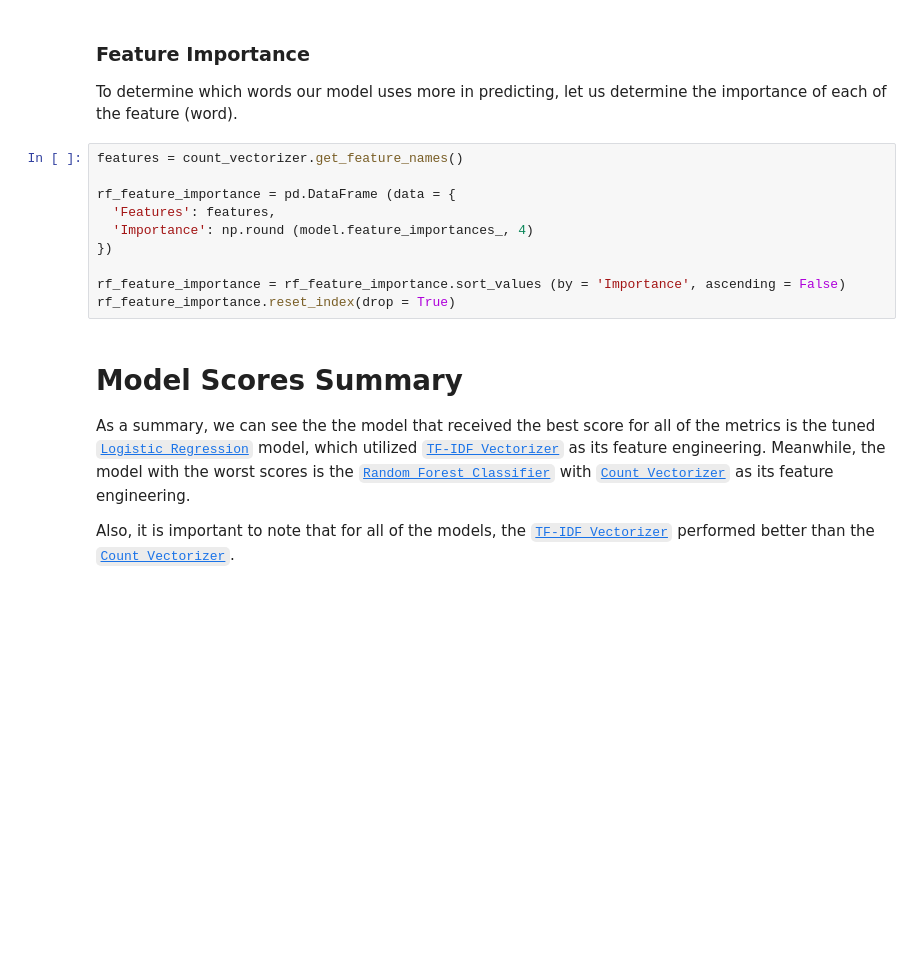
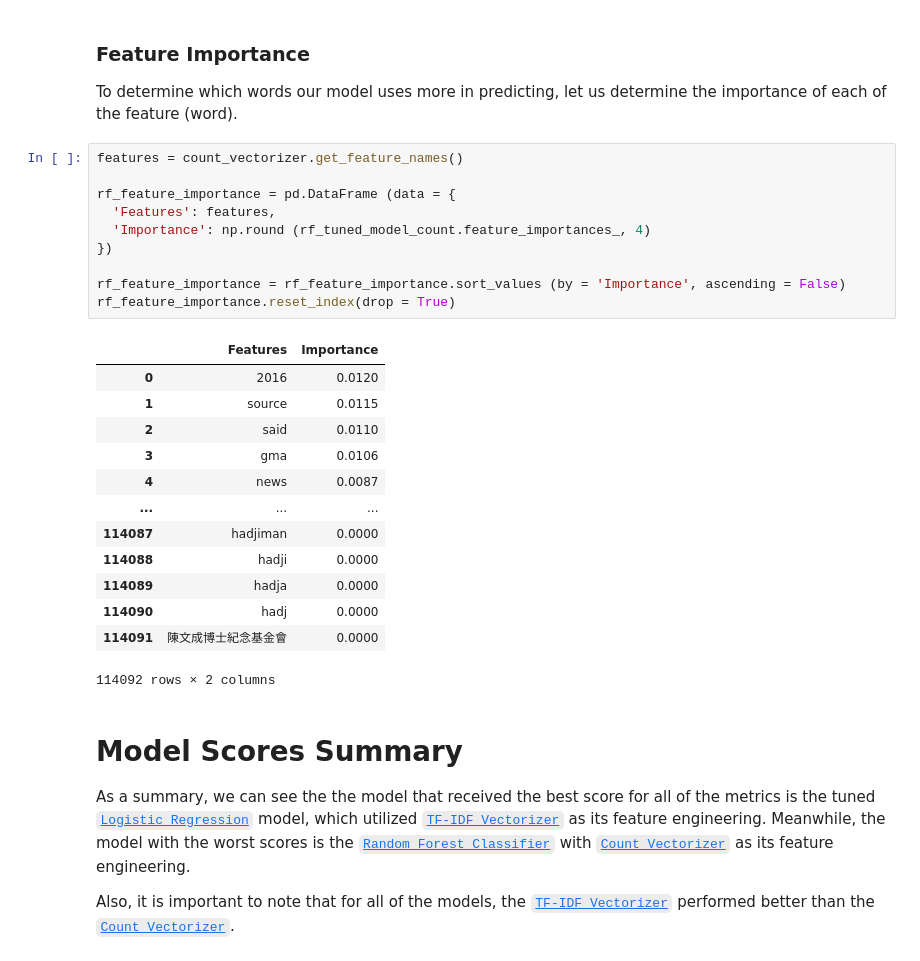
Before and after one commit to francheska-vicente/data102-fake-news, a Jupyter notebook: ModelingPT2_Base.ipynb, the cells around one changed output. Cells and saved outputs as stored; diff of their text form; blank space fills up the shorter version.

```diff
--- a/ModelingPT2_Base.ipynb
+++ b/ModelingPT2_Base.ipynb
@@ -777,13 +1103,27 @@ To determine which words our model uses more in predicting, let us determine the
 # %%
 features = count_vectorizer.get_feature_names()
 
 rf_feature_importance = pd.DataFrame (data = {
   'Features': features,
-  'Importance': np.round (model.feature_importances_, 4)
+  'Importance': np.round (rf_tuned_model_count.feature_importances_, 4)
 })
 
 rf_feature_importance = rf_feature_importance.sort_values (by = 'Importance', ascending = False)
 rf_feature_importance.reset_index(drop = True)
+# %% [output]
+|  | Features | Importance |
+| 0 | 2016 | 0.0120 |
+| 1 | source | 0.0115 |
+| 2 | said | 0.0110 |
+| 3 | gma | 0.0106 |
+| 4 | news | 0.0087 |
+| ... | ... | ... |
+| 114087 | hadjiman | 0.0000 |
+| 114088 | hadji | 0.0000 |
+| 114089 | hadja | 0.0000 |
+| 114090 | hadj | 0.0000 |
+| 114091 | 陳文成博士紀念基金會 | 0.0000 |
+114092 rows × 2 columns
 # %% [markdown]
 # **Model Scores Summary**
 
```
Also changed, not shown: parts of 52 cells of this notebook, 17 other files.
